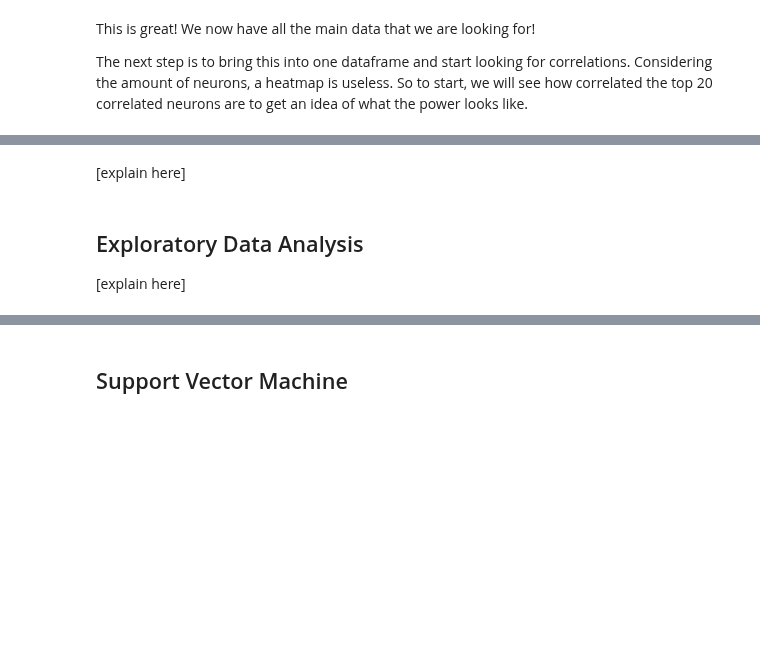
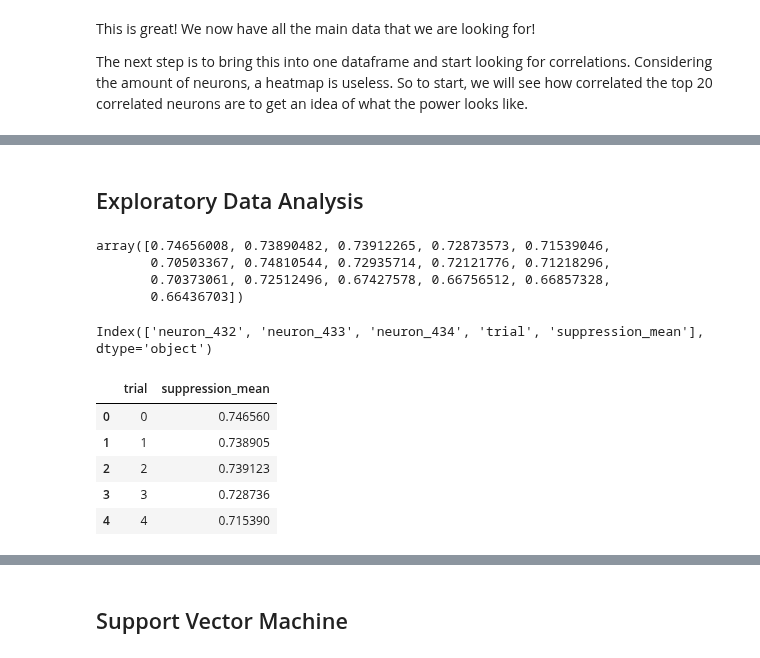
Before and after one commit to JHCelaya/FearDecoding, a Jupyter notebook: ProjectFinal.ipynb, the cells around one changed output, grey strips where cells are left out. Cells and saved outputs as stored; diff of their text form; code cells hidden in the pictures; blank space fills up the shorter version.

```diff
--- a/ProjectFinal.ipynb
+++ b/ProjectFinal.ipynb
@@ -202,7 +210,2 @@ We are taking all of those core structures:
-# %% [markdown]
-[explain here]
 # %% [markdown]
-
 ## Exploratory Data Analysis
-
-[explain here]
@@ -210,0 +212,9 @@ We are taking all of those core structures:
+# %%
+# grab and calculate our average suppression ratio to match our neural vectors
+y_suppression = cer_raw['ms500']['interval'].mean(axis=(1, 2))  # average across time + neurons
+y_suppression
+# %% [output]
+array([0.74656008, 0.73890482, 0.73912265, 0.72873573, 0.71539046,
+       0.70503367, 0.74810544, 0.72935714, 0.72121776, 0.71218296,
+       0.70373061, 0.72512496, 0.67427578, 0.66756512, 0.66857328,
+       0.66436703])
@@ -210,0 +224,12 @@ We are taking all of those core structures:
+# %%
+# check to see if the suppression mean was added
+print(df.columns[-5:])  # see last few columns
+df[['trial', 'suppression_mean']].head()
+# %% [output]
+Index(['neuron_432', 'neuron_433', 'neuron_434', 'trial', 'suppression_mean'], dtype='object')
+|  | trial | suppression_mean |
+| 0 | 0 | 0.746560 |
+| 1 | 1 | 0.738905 |
+| 2 | 2 | 0.739123 |
+| 3 | 3 | 0.728736 |
+| 4 | 4 | 0.715390 |
```
Also changed, not shown: parts of 12 cells of this notebook.
